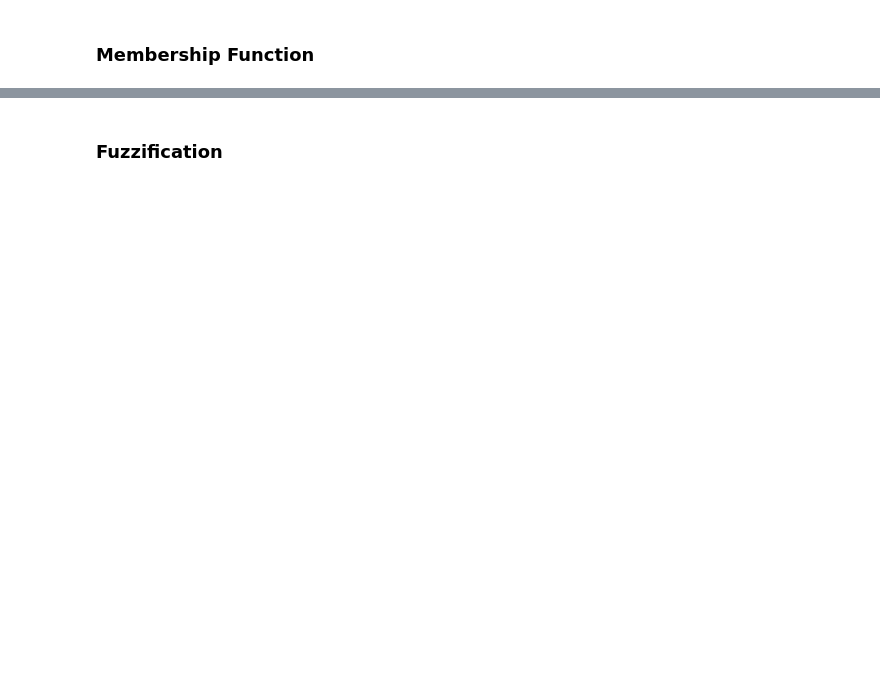
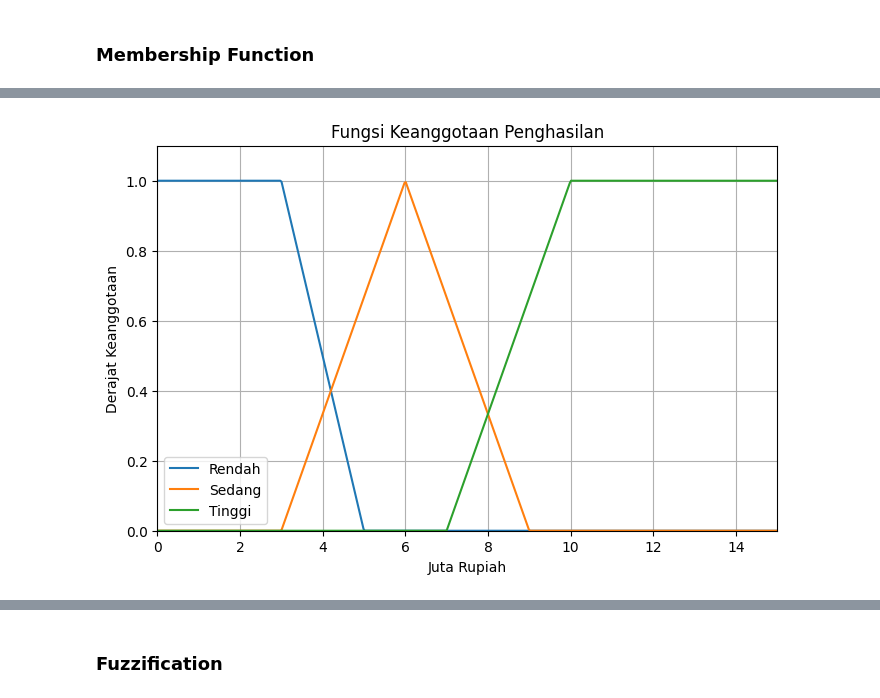
Before and after one commit to teguh552/projek-fuzzy-tahani-vs-umano, a Jupyter notebook: tahani v umano.ipynb, the cells around one changed output, grey strips where cells are left out. Saved outputs shown, nothing was run; the diff lists cells and outputs as text; code cells hidden in the pictures; blank space fills up the shorter version.

```diff
--- a/tahani v umano.ipynb
+++ b/tahani v umano.ipynb
@@ -73,0 +125,11 @@ def tanggungan_banyak(x):
+# %%
+def penghasilan_tinggi(x):
+
+    if x <= 7:
+        return 0
+
+    elif x < 10:
+        return (x - 7)/(10 - 7)
+
+    else:
+        return 1
@@ -73,0 +237,27 @@ def tanggungan_banyak(x):
+# %%
+x_penghasilan = np.linspace(0,15,500)
+
+peng_r = [penghasilan_rendah(i) for i in x_penghasilan]
+peng_s = [penghasilan_sedang(i) for i in x_penghasilan]
+peng_t = [penghasilan_tinggi(i) for i in x_penghasilan]
+
+plt.figure(figsize=(8,5))
+
+plt.plot(x_penghasilan, peng_r, label="Rendah")
+plt.plot(x_penghasilan, peng_s, label="Sedang")
+plt.plot(x_penghasilan, peng_t, label="Tinggi")
+
+plt.title("Fungsi Keanggotaan Penghasilan")
+
+plt.xlabel("Juta Rupiah")
+plt.ylabel("Derajat Keanggotaan")
+
+plt.xlim(0,15)
+plt.ylim(0,1.1)
+
+plt.grid(True)
+plt.legend()
+
+plt.show()
+# %% [output]
+[figure, added]
```
Also changed, not shown: parts of 30 cells of this notebook.
